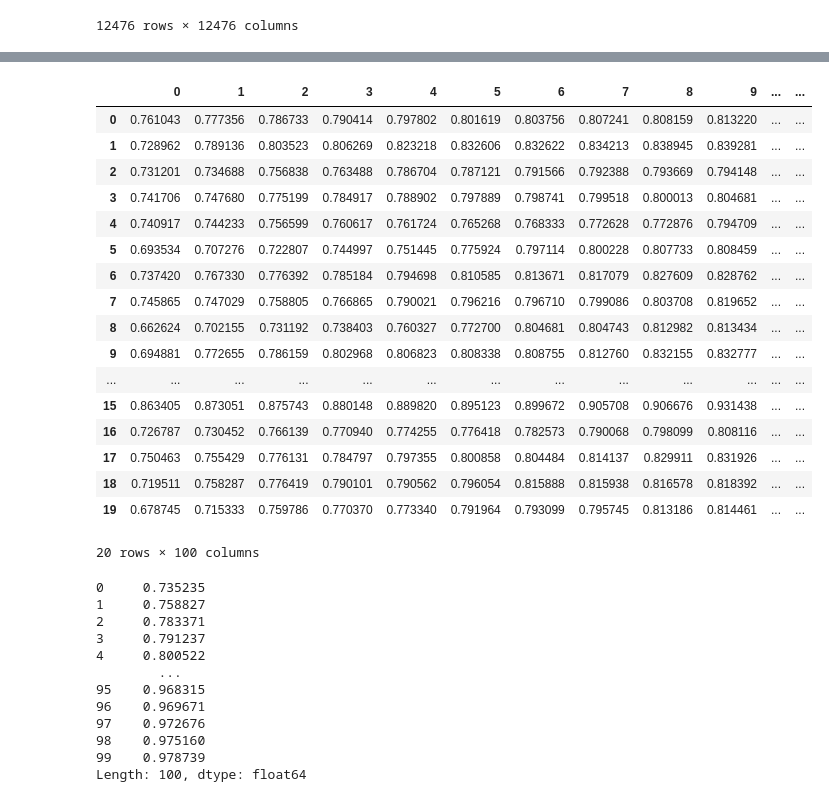
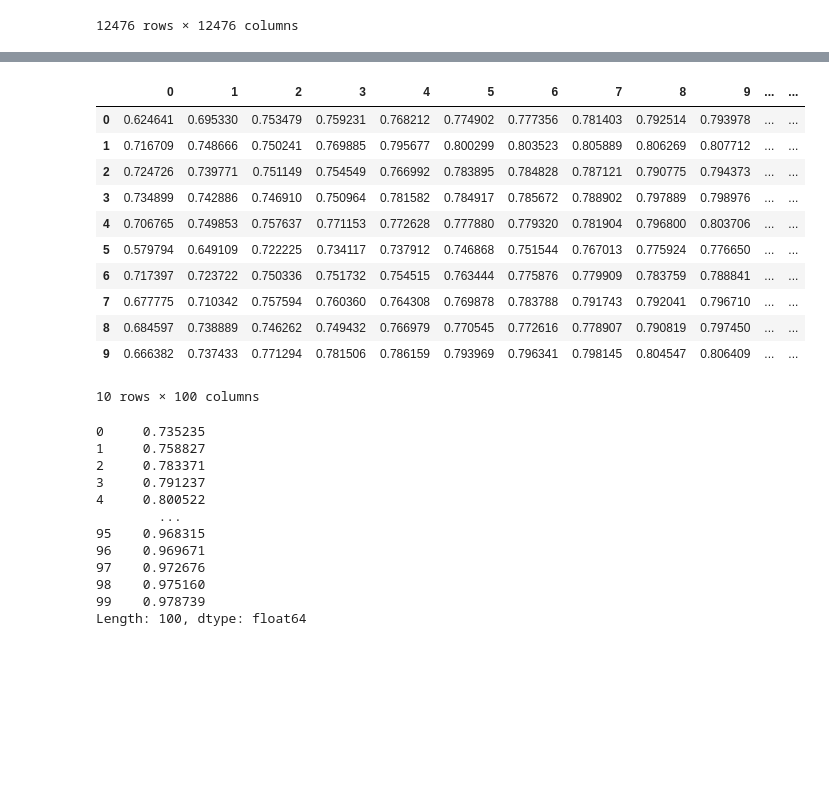
Before and after one commit to yhl116/Machine-Learning-to-Track-Cloud-Computing, a Jupyter notebook: implementation/Correlation Clustering.ipynb, the cells around one changed output, grey strips where cells are left out. Saved outputs shown, nothing was run; the diff lists cells and outputs as text; code cells hidden in the pictures; blank space fills up the shorter version.

```diff
--- a/implementation/Correlation Clustering.ipynb
+++ b/implementation/Correlation Clustering.ipynb
@@ -21,13 +25,13 @@ SELECT_NUMBER = 1000
 
 random.seed(1)
 x_axis = np.arange(0, 29-1/288, 1/288).tolist()
-np_cpu = np.load("wetransfer-2ee104//google-cpu-full.npy")
+np_cpu = np.load("dataset//google-cpu-full.npy")
 # %% [markdown]
 We would like to only consider the machines with the highest correlations. We first calculate the correlation between all of the machines acoss
 # %%
 # df_cpu is a dataframe with all the cpu utilisation data (columns = machine; rows = time)
 
-df_cpu = pd.DataFrame(np_cpu).transpose()
+df_cpu = pd.DataFrame(np_cpu).transpose().iloc[:-33]
 df_cpu
 # %% [output]
 |  | 0 | 1 | 2 | 3 | 4 | 5 | 6 | 7 | 8 | 9 | ... | ... |
@@ -73,5 +77,5 @@ all_cpu_correlation
 # %%
 # to read updated_selected_machines from csv, copy the following code
 
-selected_machines_cpu = pd.read_csv("df_updated_selected_machines.csv", header = None)[1]
+selected_machines_cpu = pd.read_csv("derived_dataset//df_updated_selected_machines.csv", header = None)[1]
 selected_machines_cpu
@@ -118,8 +135,8 @@ def min_corr_in_each_cluster(cpu_data, window = 5, number_of_cluster = 100, time
 
     return pd.DataFrame(map_min_corr).transpose()
 # %%
-change_in_min_corr = min_corr_in_each_cluster(selected_machines_cpu,
+change_in_min_corr = min_corr_in_each_cluster(df_cpu[selected_machines_cpu],
                                               window = 5,
                                               number_of_cluster = 100,
-                                              time_limit = 20)
+                                              time_limit = 15)
 # %% [output]
@@ -127,28 +144,22 @@ change_in_min_corr = min_corr_in_each_cluster(selected_machines_cpu,
 # %%
 # columns are clusters
 # rows are time-step
 # values are the minimum correlation in the cluster
 
-change_in_min_corr
+change_in_min_corr.iloc[0:10]
 # %% [output]
 |  | 0 | 1 | 2 | 3 | 4 | 5 | 6 | 7 | 8 | 9 | ... | ... |
-| 0 | 0.761043 | 0.777356 | 0.786733 | 0.790414 | 0.797802 | 0.801619 | 0.803756 | 0.807241 | 0.808159 | 0.813220 | ... | ... |
-| 1 | 0.728962 | 0.789136 | 0.803523 | 0.806269 | 0.823218 | 0.832606 | 0.832622 | 0.834213 | 0.838945 | 0.839281 | ... | ... |
-| 2 | 0.731201 | 0.734688 | 0.756838 | 0.763488 | 0.786704 | 0.787121 | 0.791566 | 0.792388 | 0.793669 | 0.794148 | ... | ... |
-| 3 | 0.741706 | 0.747680 | 0.775199 | 0.784917 | 0.788902 | 0.797889 | 0.798741 | 0.799518 | 0.800013 | 0.804681 | ... | ... |
-| 4 | 0.740917 | 0.744233 | 0.756599 | 0.760617 | 0.761724 | 0.765268 | 0.768333 | 0.772628 | 0.772876 | 0.794709 | ... | ... |
-| 5 | 0.693534 | 0.707276 | 0.722807 | 0.744997 | 0.751445 | 0.775924 | 0.797114 | 0.800228 | 0.807733 | 0.808459 | ... | ... |
-| 6 | 0.737420 | 0.767330 | 0.776392 | 0.785184 | 0.794698 | 0.810585 | 0.813671 | 0.817079 | 0.827609 | 0.828762 | ... | ... |
-| 7 | 0.745865 | 0.747029 | 0.758805 | 0.766865 | 0.790021 | 0.796216 | 0.796710 | 0.799086 | 0.803708 | 0.819652 | ... | ... |
-| 8 | 0.662624 | 0.702155 | 0.731192 | 0.738403 | 0.760327 | 0.772700 | 0.804681 | 0.804743 | 0.812982 | 0.813434 | ... | ... |
-| 9 | 0.694881 | 0.772655 | 0.786159 | 0.802968 | 0.806823 | 0.808338 | 0.808755 | 0.812760 | 0.832155 | 0.832777 | ... | ... |
-| ... | ... | ... | ... | ... | ... | ... | ... | ... | ... | ... | ... | ... |
-| 15 | 0.863405 | 0.873051 | 0.875743 | 0.880148 | 0.889820 | 0.895123 | 0.899672 | 0.905708 | 0.906676 | 0.931438 | ... | ... |
-| 16 | 0.726787 | 0.730452 | 0.766139 | 0.770940 | 0.774255 | 0.776418 | 0.782573 | 0.790068 | 0.798099 | 0.808116 | ... | ... |
-| 17 | 0.750463 | 0.755429 | 0.776131 | 0.784797 | 0.797355 | 0.800858 | 0.804484 | 0.814137 | 0.829911 | 0.831926 | ... | ... |
-| 18 | 0.719511 | 0.758287 | 0.776419 | 0.790101 | 0.790562 | 0.796054 | 0.815888 | 0.815938 | 0.816578 | 0.818392 | ... | ... |
-| 19 | 0.678745 | 0.715333 | 0.759786 | 0.770370 | 0.773340 | 0.791964 | 0.793099 | 0.795745 | 0.813186 | 0.814461 | ... | ... |
+| 0 | 0.624641 | 0.695330 | 0.753479 | 0.759231 | 0.768212 | 0.774902 | 0.777356 | 0.781403 | 0.792514 | 0.793978 | ... | ... |
+| 1 | 0.716709 | 0.748666 | 0.750241 | 0.769885 | 0.795677 | 0.800299 | 0.803523 | 0.805889 | 0.806269 | 0.807712 | ... | ... |
+| 2 | 0.724726 | 0.739771 | 0.751149 | 0.754549 | 0.766992 | 0.783895 | 0.784828 | 0.787121 | 0.790775 | 0.794373 | ... | ... |
+| 3 | 0.734899 | 0.742886 | 0.746910 | 0.750964 | 0.781582 | 0.784917 | 0.785672 | 0.788902 | 0.797889 | 0.798976 | ... | ... |
+| 4 | 0.706765 | 0.749853 | 0.757637 | 0.771153 | 0.772628 | 0.777880 | 0.779320 | 0.781904 | 0.796800 | 0.803706 | ... | ... |
+| 5 | 0.579794 | 0.649109 | 0.722225 | 0.734117 | 0.737912 | 0.746868 | 0.751544 | 0.767013 | 0.775924 | 0.776650 | ... | ... |
+| 6 | 0.717397 | 0.723722 | 0.750336 | 0.751732 | 0.754515 | 0.763444 | 0.775876 | 0.779909 | 0.783759 | 0.788841 | ... | ... |
+| 7 | 0.677775 | 0.710342 | 0.757594 | 0.760360 | 0.764308 | 0.769878 | 0.783788 | 0.791743 | 0.792041 | 0.796710 | ... | ... |
+| 8 | 0.684597 | 0.738889 | 0.746262 | 0.749432 | 0.766979 | 0.770545 | 0.772616 | 0.778907 | 0.790819 | 0.797450 | ... | ... |
+| 9 | 0.666382 | 0.737433 | 0.771294 | 0.781506 | 0.786159 | 0.793969 | 0.796341 | 0.798145 | 0.804547 | 0.806409 | ... | ... |
-20 rows × 100 columns
+10 rows × 100 columns
 # %%
 # index [0] of change_in_min_corr is the average minimum correlation in all clusters over time
 
```
Also changed, not shown: parts of 4 cells of this notebook, 15 other files.
